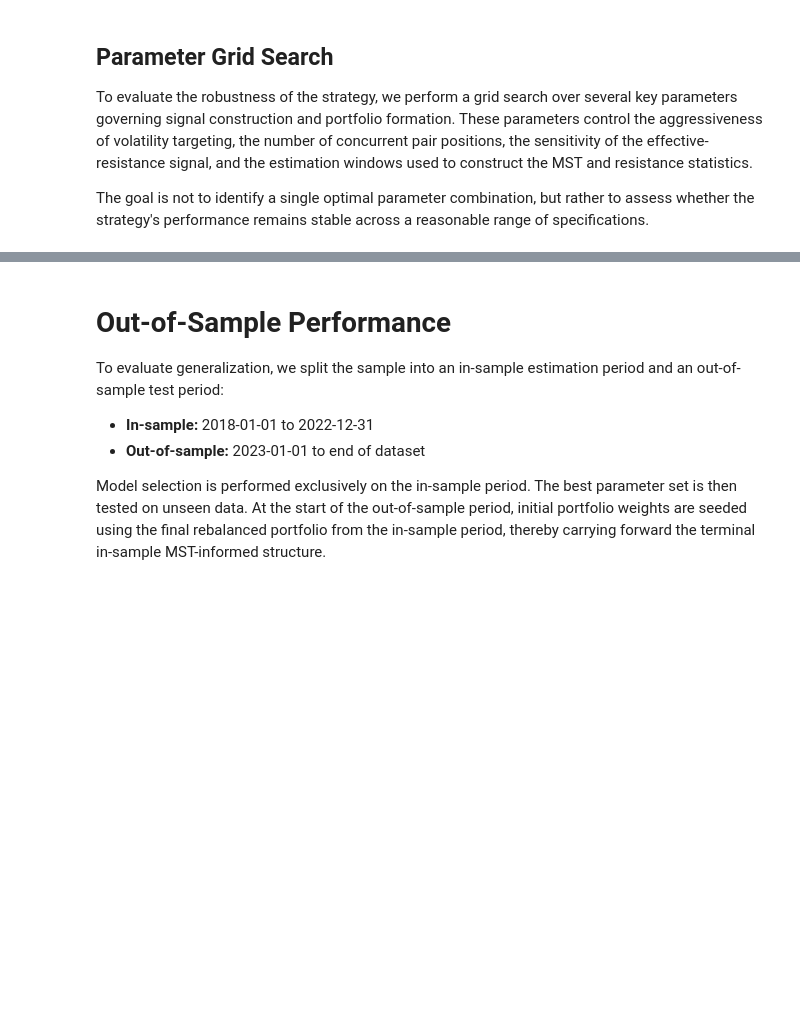
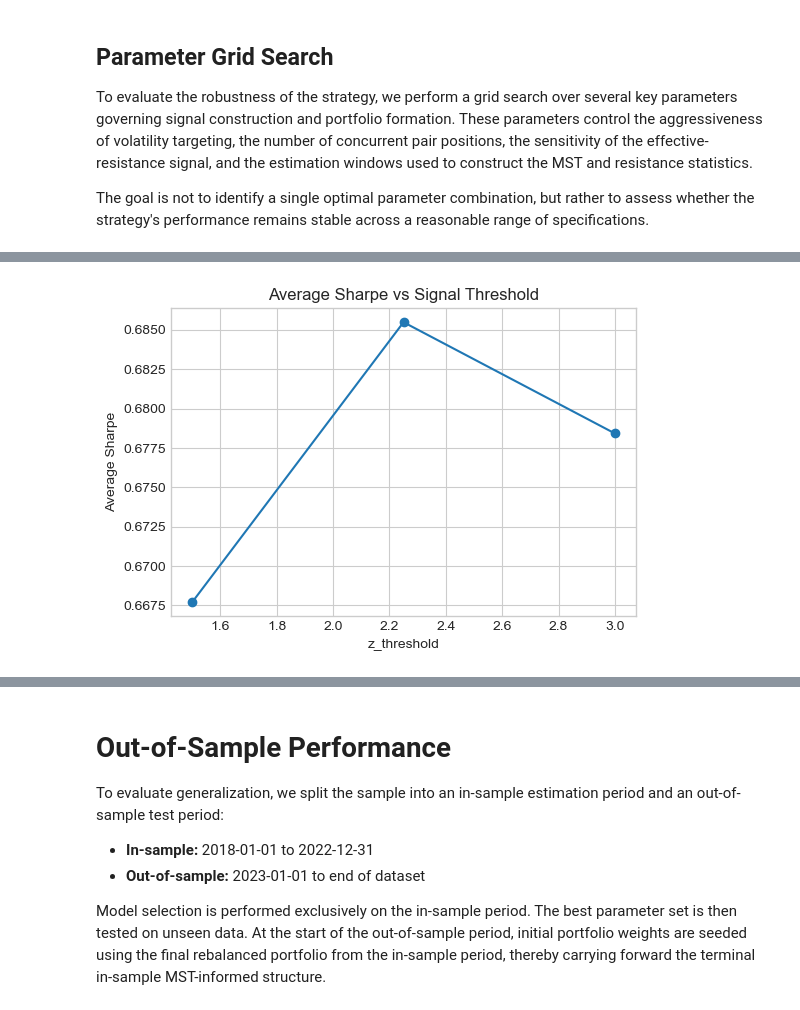
Before and after one commit to zaranip/qts-final-project, a Jupyter notebook: MST_Topology_Trading.ipynb, the cells around one changed output, grey strips where cells are left out. Saved outputs shown, nothing was run; the diff lists cells and outputs as text; code cells hidden in the pictures; blank space fills up the shorter version.

```diff
--- a/MST_Topology_Trading.ipynb
+++ b/MST_Topology_Trading.ipynb
@@ -1321,7 +1326,7 @@ for sigma_target_i, max_pairs_i, z_i, corr_i, resist_i in itertools.product(
     params_i = {
         "sigma_target": sigma_target_i,
         "max_pairs": max_pairs_i,
-        "lambda_risk_mode": "small_only",
+        "lambda_risk_mode": "two_sided",
         "z_threshold": z_i,
         "corr_window": corr_i,
         "resistance_lookback": resist_i,
@@ -1347,36 +1352,3 @@ for sigma_target_i, max_pairs_i, z_i, corr_i, resist_i in itertools.product(
 grid_results_df = pd.DataFrame(grid_records)
 best_grid_results = grid_results_df.sort_values("Sharpe Ratio", ascending=False).head(10)
 display(best_grid_results)
-
-heatmap_df = grid_results_df.pivot_table(
-    index="sigma_target",
-    columns="max_pairs",
-    values="Sharpe Ratio",
-    aggfunc="mean",
-)
-
-fig, ax = plt.subplots(figsize=(8, 5))
-sns.heatmap(heatmap_df, annot=True, fmt=".2f", cmap="viridis", ax=ax)
-ax.set_title("Mean Sharpe Ratio Across sigma_target and max_pairs")
-ax.set_xlabel("max_pairs")
-ax.set_ylabel("sigma_target")
-plt.tight_layout()
-plt.show()
-
-fig, ax = plt.subplots(figsize=(10, 6))
-sns.scatterplot(
-    data=grid_results_df,
-    x="Annualized Volatility",
-    y="Sharpe Ratio",
-    hue="corr_window",
-    style="resistance_lookback",
-    size="max_pairs",
-    sizes=(40, 180),
-    alpha=0.75,
-    ax=ax,
-)
-ax.set_title("Sharpe Ratio vs Volatility Across Grid Configurations")
-ax.set_xlabel("Annualized Volatility")
-ax.set_ylabel("Sharpe Ratio")
-plt.tight_layout()
-plt.show()
@@ -1386,0 +1384,11 @@ The grid-search diagnostics highlight whether performance quality is concentrate
+# %%
+z_summary = grid_results_df.groupby("z_threshold")["Sharpe Ratio"].mean()
+
+plt.figure(figsize=(6,4))
+z_summary.plot(marker="o")
+plt.title("Average Sharpe vs Signal Threshold")
+plt.xlabel("z_threshold")
+plt.ylabel("Average Sharpe")
+plt.show()
+# %% [output]
+[figure, added]
```
Also changed, not shown: parts of 21 cells of this notebook.
